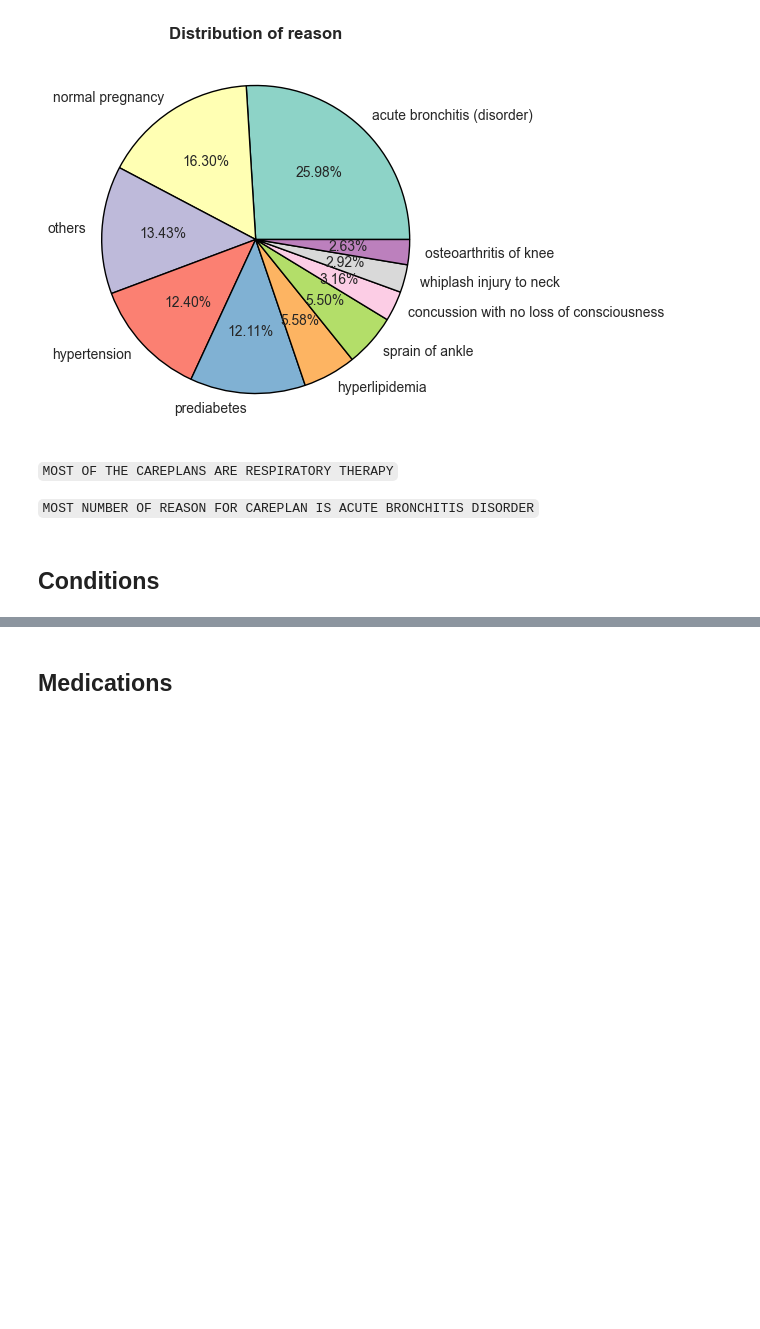
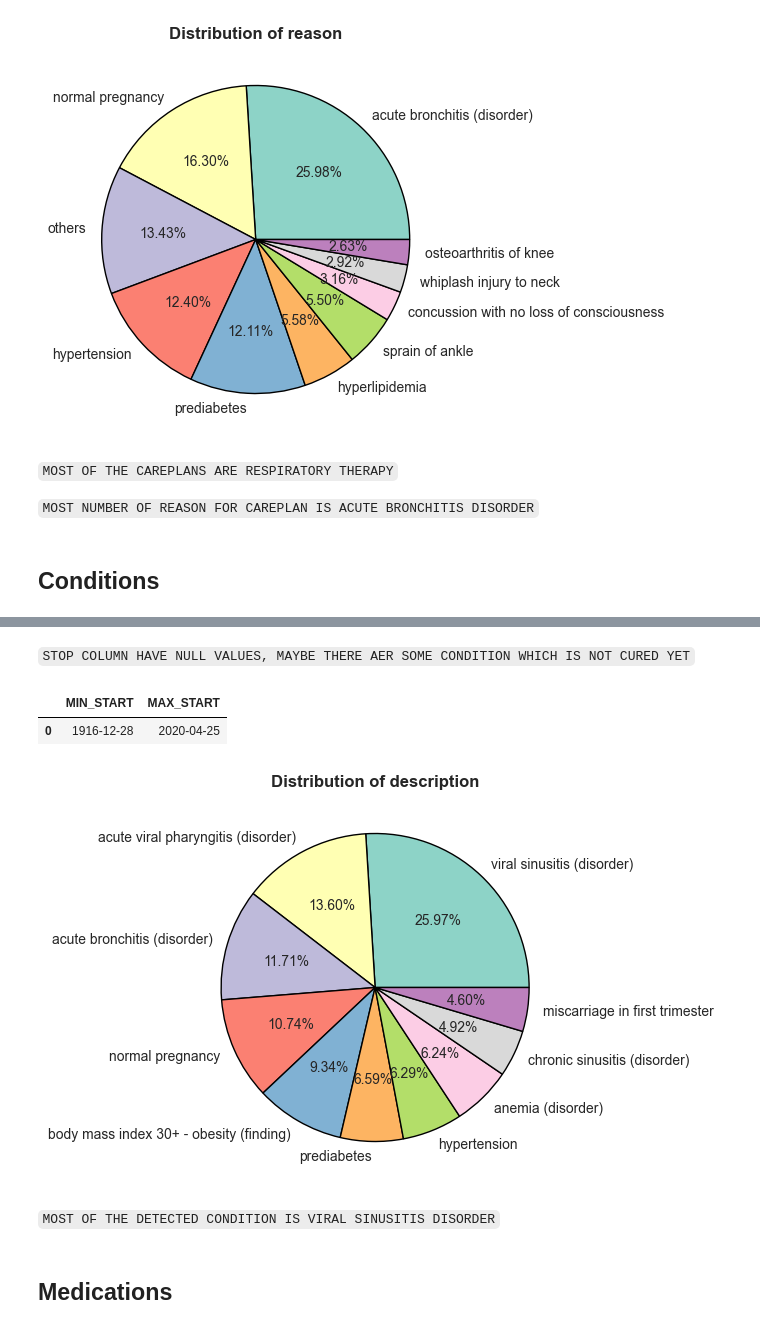
Before and after one commit to IamRaNo/Portfolio-Projects-Repository, a Jupyter notebook: Synthea Datasets/Solutions/data_analysis/univariate_stats.ipynb, the cells around one changed output, grey strips where cells are left out. Drawn from its saved outputs; the diff is of its cells as text; code cells hidden in the pictures; blank space fills up the shorter version.

```diff
--- a/Synthea Datasets/Solutions/data_analysis/univariate_stats.ipynb
+++ b/Synthea Datasets/Solutions/data_analysis/univariate_stats.ipynb
@@ -303,2 +317,15 @@ pie_plot(cat_cols,'careplans')
+# %% [markdown]
+`STOP COLUMN HAVE NULL VALUES, MAYBE THERE AER SOME CONDITION WHICH IS NOT CURED YET`
+# %%
+sql('SELECT MIN(START) AS MIN_START, MAX(START) AS MAX_START FROM CONDITIONS')
+# %% [output]
+|  | MIN_START | MAX_START |
+| 0 | 1916-12-28 | 2020-04-25 |
+# %%
+pie_plot(['description'],'conditions')
+# %% [output]
+[figure, added]
+# %% [markdown]
+`MOST OF THE DETECTED CONDITION IS VIRAL SINUSITIS DISORDER`
 # %% [markdown]
 ## Medications
```
Also changed, not shown: parts of 34 cells of this notebook.
